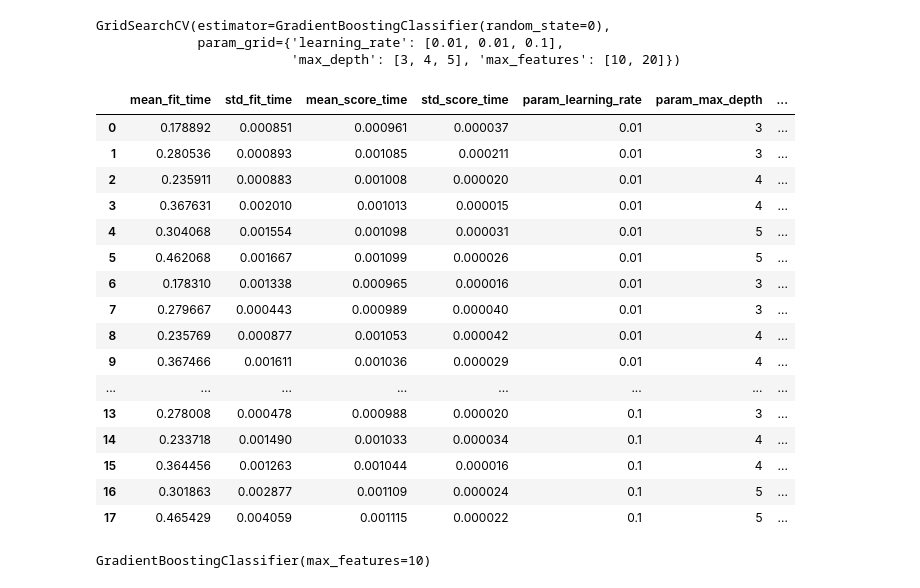
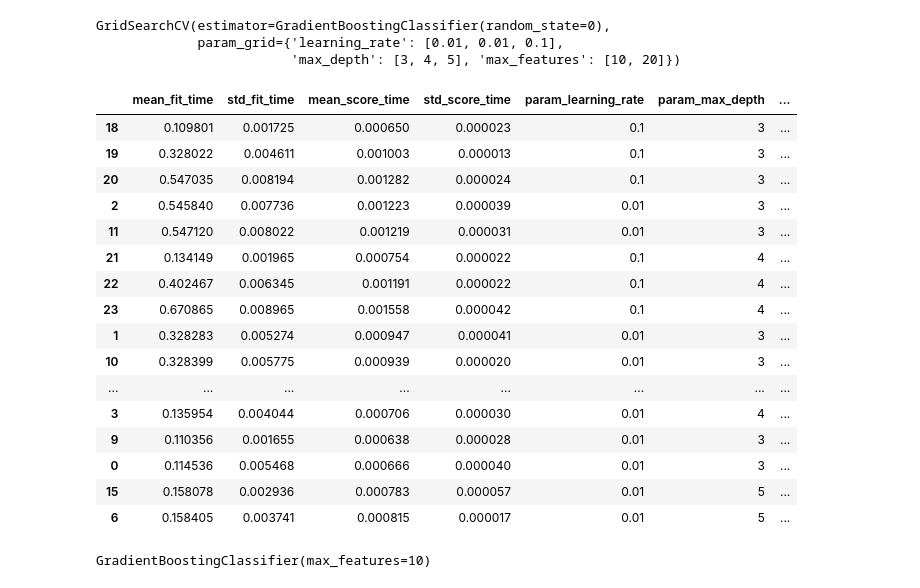
Before and after one commit to oms1226/20211018_1029_cdsipython, a Jupyter notebook: week2/09. Ensemble-최종파일.ipynb, the cells around one changed output. Cells and saved outputs as stored; diff of their text form; code cells hidden in the pictures.

```diff
--- a/week2/09. Ensemble-최종파일.ipynb
+++ b/week2/09. Ensemble-최종파일.ipynb
@@ -211,25 +211,25 @@ GridSearchCV(estimator=GradientBoostingClassifier(random_state=0),
              param_grid={'learning_rate': [0.01, 0.01, 0.1],
                          'max_depth': [3, 4, 5], 'max_features': [10, 20]})
 # %%
-pd.DataFrame(gs.cv_results_)
+pd.DataFrame(gs.cv_results_).sort_values('rank_test_score')#rank이므로 작을수록 좋은것이다.
 # %% [output]
 |  | mean_fit_time | std_fit_time | mean_score_time | std_score_time | param_learning_rate | param_max_depth | ... |
-| 0 | 0.178892 | 0.000851 | 0.000961 | 0.000037 | 0.01 | 3 | ... |
-| 1 | 0.280536 | 0.000893 | 0.001085 | 0.000211 | 0.01 | 3 | ... |
-| 2 | 0.235911 | 0.000883 | 0.001008 | 0.000020 | 0.01 | 4 | ... |
-| 3 | 0.367631 | 0.002010 | 0.001013 | 0.000015 | 0.01 | 4 | ... |
-| 4 | 0.304068 | 0.001554 | 0.001098 | 0.000031 | 0.01 | 5 | ... |
-| 5 | 0.462068 | 0.001667 | 0.001099 | 0.000026 | 0.01 | 5 | ... |
-| 6 | 0.178310 | 0.001338 | 0.000965 | 0.000016 | 0.01 | 3 | ... |
-| 7 | 0.279667 | 0.000443 | 0.000989 | 0.000040 | 0.01 | 3 | ... |
-| 8 | 0.235769 | 0.000877 | 0.001053 | 0.000042 | 0.01 | 4 | ... |
-| 9 | 0.367466 | 0.001611 | 0.001036 | 0.000029 | 0.01 | 4 | ... |
+| 18 | 0.109801 | 0.001725 | 0.000650 | 0.000023 | 0.1 | 3 | ... |
+| 19 | 0.328022 | 0.004611 | 0.001003 | 0.000013 | 0.1 | 3 | ... |
+| 20 | 0.547035 | 0.008194 | 0.001282 | 0.000024 | 0.1 | 3 | ... |
+| 2 | 0.545840 | 0.007736 | 0.001223 | 0.000039 | 0.01 | 3 | ... |
+| 11 | 0.547120 | 0.008022 | 0.001219 | 0.000031 | 0.01 | 3 | ... |
+| 21 | 0.134149 | 0.001965 | 0.000754 | 0.000022 | 0.1 | 4 | ... |
+| 22 | 0.402467 | 0.006345 | 0.001191 | 0.000022 | 0.1 | 4 | ... |
+| 23 | 0.670865 | 0.008965 | 0.001558 | 0.000042 | 0.1 | 4 | ... |
+| 1 | 0.328283 | 0.005274 | 0.000947 | 0.000041 | 0.01 | 3 | ... |
+| 10 | 0.328399 | 0.005775 | 0.000939 | 0.000020 | 0.01 | 3 | ... |
 | ... | ... | ... | ... | ... | ... | ... | ... |
-| 13 | 0.278008 | 0.000478 | 0.000988 | 0.000020 | 0.1 | 3 | ... |
-| 14 | 0.233718 | 0.001490 | 0.001033 | 0.000034 | 0.1 | 4 | ... |
-| 15 | 0.364456 | 0.001263 | 0.001044 | 0.000016 | 0.1 | 4 | ... |
-| 16 | 0.301863 | 0.002877 | 0.001109 | 0.000024 | 0.1 | 5 | ... |
-| 17 | 0.465429 | 0.004059 | 0.001115 | 0.000022 | 0.1 | 5 | ... |
+| 3 | 0.135954 | 0.004044 | 0.000706 | 0.000030 | 0.01 | 4 | ... |
+| 9 | 0.110356 | 0.001655 | 0.000638 | 0.000028 | 0.01 | 3 | ... |
+| 0 | 0.114536 | 0.005468 | 0.000666 | 0.000040 | 0.01 | 3 | ... |
+| 15 | 0.158078 | 0.002936 | 0.000783 | 0.000057 | 0.01 | 5 | ... |
+| 6 | 0.158405 | 0.003741 | 0.000815 | 0.000017 | 0.01 | 5 | ... |
 # %%
 GradientBoostingClassifier(**gs.best_params_)
 # %% [output]
```
Also changed, not shown: parts of 22 cells of this notebook, 59 other files.
